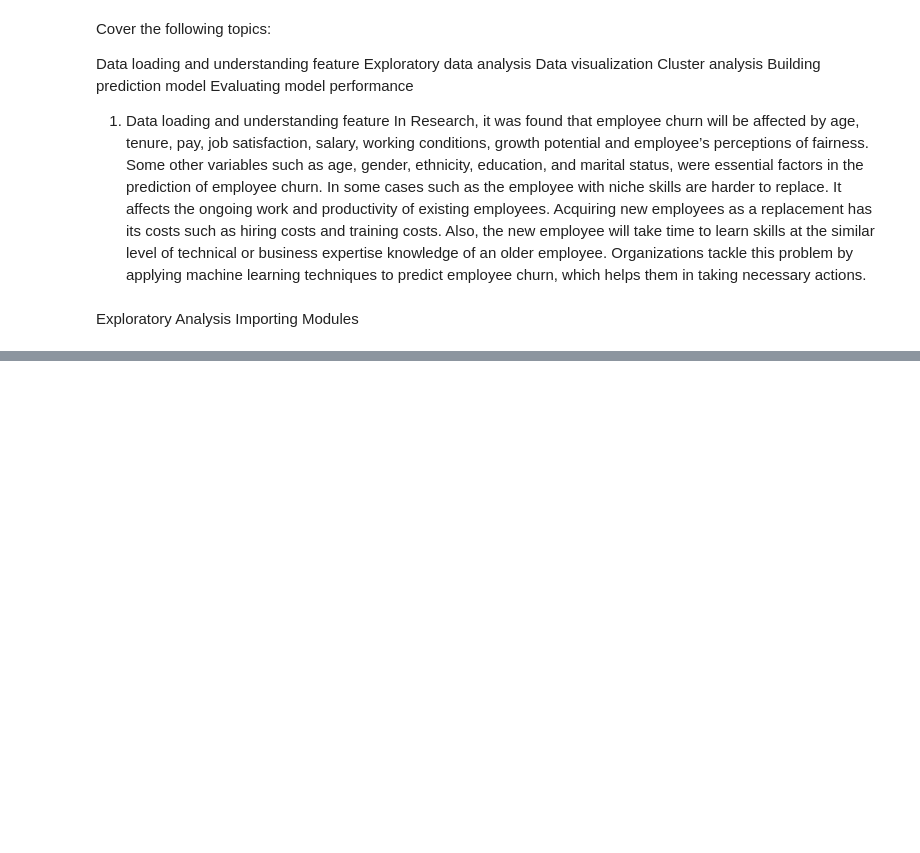
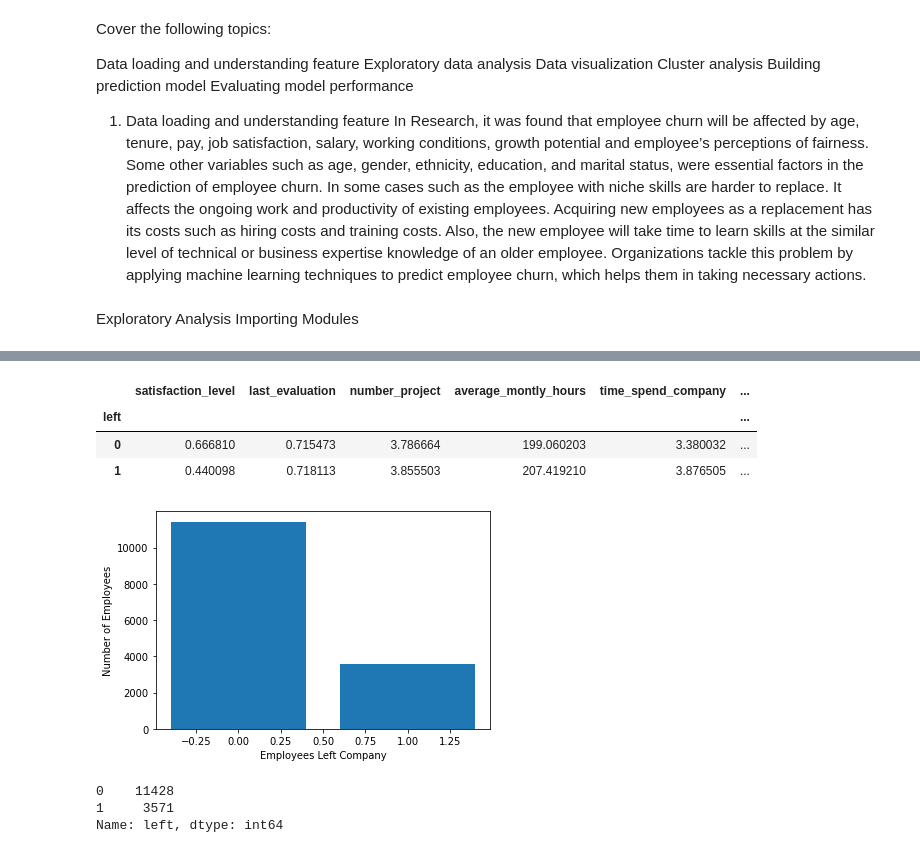
Before and after one commit to krish-dataai/ai_healthcare, a Jupyter notebook: employee_churt_rate.ipynb, the cells around one changed output, grey strips where cells are left out. Drawn from its saved outputs; the diff is of its cells as text; code cells hidden in the pictures; blank space fills up the shorter version.

```diff
--- a/employee_churt_rate.ipynb
+++ b/employee_churt_rate.ipynb
@@ -74,0 +78,23 @@ def predict(satisfaction,evaluation,project,hours,time,accident,promotion,depart
+# %%
+left = data.groupby('left')
+left.mean()
+# %% [output]
+|  | satisfaction_level | last_evaluation | number_project | average_montly_hours | time_spend_company | ... |
+| left |  |  |  |  |  | ... |
+| 0 | 0.666810 | 0.715473 | 3.786664 | 199.060203 | 3.380032 | ... |
+| 1 | 0.440098 | 0.718113 | 3.855503 | 207.419210 | 3.876505 | ... |
+# %%
+
+left_count=data.groupby('left').count()
+plt.bar(left_count.index.values, left_count['satisfaction_level'])
+plt.xlabel('Employees Left Company')
+plt.ylabel('Number of Employees')
+plt.show()
+# %% [output]
+[figure, added]
+# %%
+data.left.value_counts()
+# %% [output]
+0    11428
+1     3571
+Name: left, dtype: int64
```
Also changed, not shown: parts of 17 cells of this notebook.
